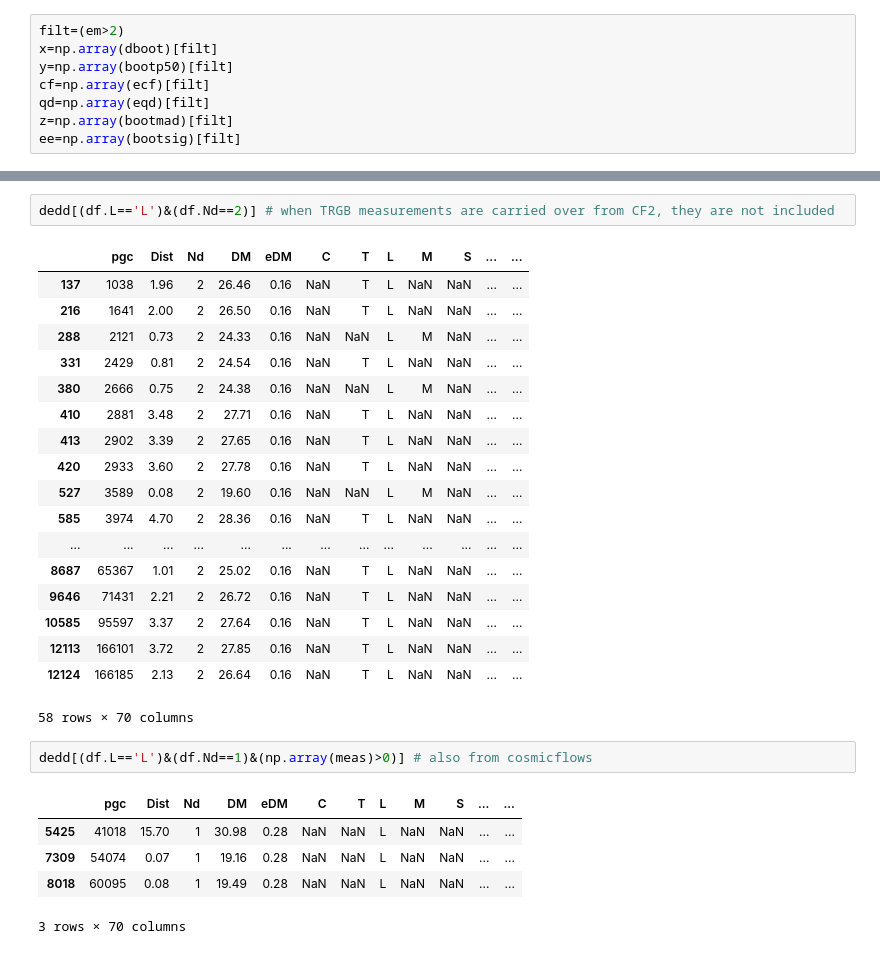
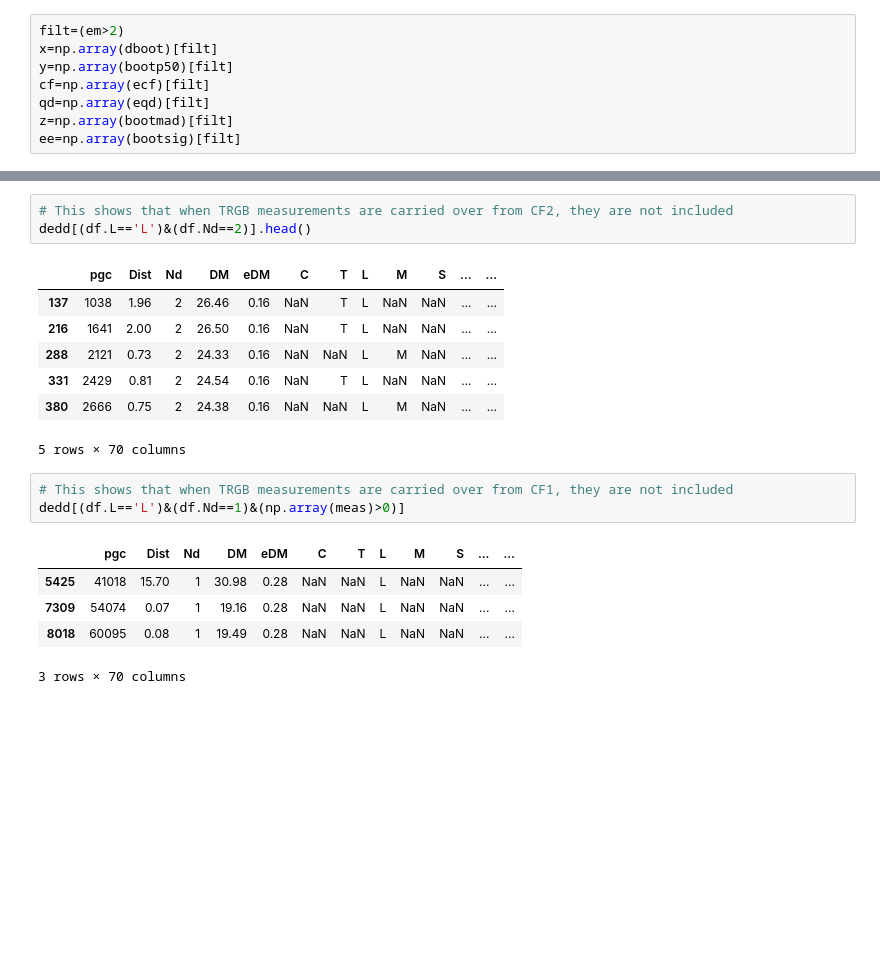
Before and after one commit to saint-germain/errorprediction, a Jupyter notebook: errors_Cosmicflows-3.ipynb, the cells around one changed output, grey strips where cells are left out. Drawn from its saved outputs; the diff is of its cells as text; blank space fills up the shorter version.

```diff
--- a/errors_Cosmicflows-3.ipynb
+++ b/errors_Cosmicflows-3.ipynb
@@ -240,26 +205,17 @@ nan
 # %%
-dedd[(df.L=='L')&(df.Nd==2)] # when TRGB measurements are carried over from CF2, they are not included
+# This shows that when TRGB measurements are carried over from CF2, they are not included
+dedd[(df.L=='L')&(df.Nd==2)].head()
 # %% [output]
 |  | pgc | Dist | Nd | DM | eDM | C | T | L | M | S | ... | ... |
 | 137 | 1038 | 1.96 | 2 | 26.46 | 0.16 | NaN | T | L | NaN | NaN | ... | ... |
 | 216 | 1641 | 2.00 | 2 | 26.50 | 0.16 | NaN | T | L | NaN | NaN | ... | ... |
 | 288 | 2121 | 0.73 | 2 | 24.33 | 0.16 | NaN | NaN | L | M | NaN | ... | ... |
 | 331 | 2429 | 0.81 | 2 | 24.54 | 0.16 | NaN | T | L | NaN | NaN | ... | ... |
 | 380 | 2666 | 0.75 | 2 | 24.38 | 0.16 | NaN | NaN | L | M | NaN | ... | ... |
-| 410 | 2881 | 3.48 | 2 | 27.71 | 0.16 | NaN | T | L | NaN | NaN | ... | ... |
-| 413 | 2902 | 3.39 | 2 | 27.65 | 0.16 | NaN | T | L | NaN | NaN | ... | ... |
-| 420 | 2933 | 3.60 | 2 | 27.78 | 0.16 | NaN | T | L | NaN | NaN | ... | ... |
-| 527 | 3589 | 0.08 | 2 | 19.60 | 0.16 | NaN | NaN | L | M | NaN | ... | ... |
-| 585 | 3974 | 4.70 | 2 | 28.36 | 0.16 | NaN | T | L | NaN | NaN | ... | ... |
-| ... | ... | ... | ... | ... | ... | ... | ... | ... | ... | ... | ... | ... |
-| 8687 | 65367 | 1.01 | 2 | 25.02 | 0.16 | NaN | T | L | NaN | NaN | ... | ... |
-| 9646 | 71431 | 2.21 | 2 | 26.72 | 0.16 | NaN | T | L | NaN | NaN | ... | ... |
-| 10585 | 95597 | 3.37 | 2 | 27.64 | 0.16 | NaN | T | L | NaN | NaN | ... | ... |
-| 12113 | 166101 | 3.72 | 2 | 27.85 | 0.16 | NaN | T | L | NaN | NaN | ... | ... |
-| 12124 | 166185 | 2.13 | 2 | 26.64 | 0.16 | NaN | T | L | NaN | NaN | ... | ... |
-58 rows × 70 columns
+5 rows × 70 columns
 # %%
-dedd[(df.L=='L')&(df.Nd==1)&(np.array(meas)>0)] # also from cosmicflows
+# This shows that when TRGB measurements are carried over from CF1, they are not included
+dedd[(df.L=='L')&(df.Nd==1)&(np.array(meas)>0)]
 # %% [output]
 |  | pgc | Dist | Nd | DM | eDM | C | T | L | M | S | ... | ... |
 | 5425 | 41018 | 15.70 | 1 | 30.98 | 0.28 | NaN | NaN | L | NaN | NaN | ... | ... |
```
Also changed, not shown: parts of 24 cells of this notebook, 5 other files.
